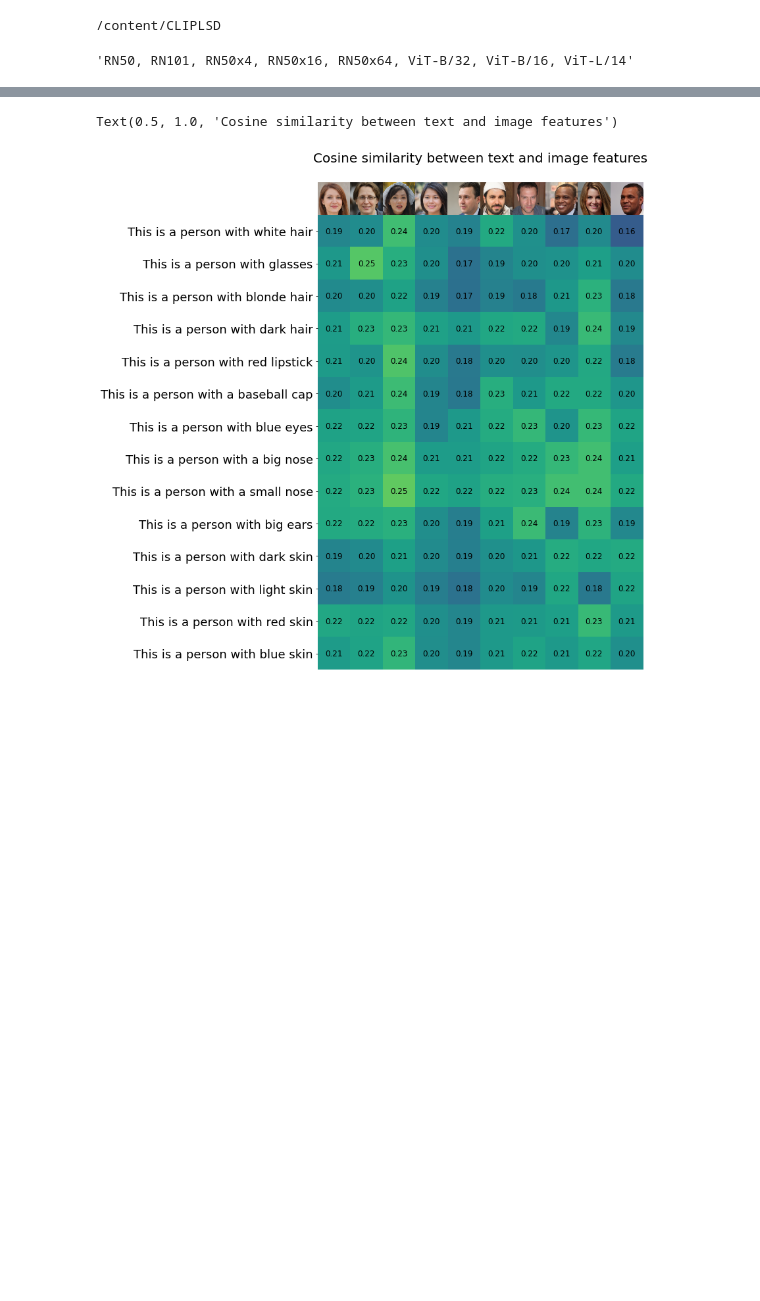
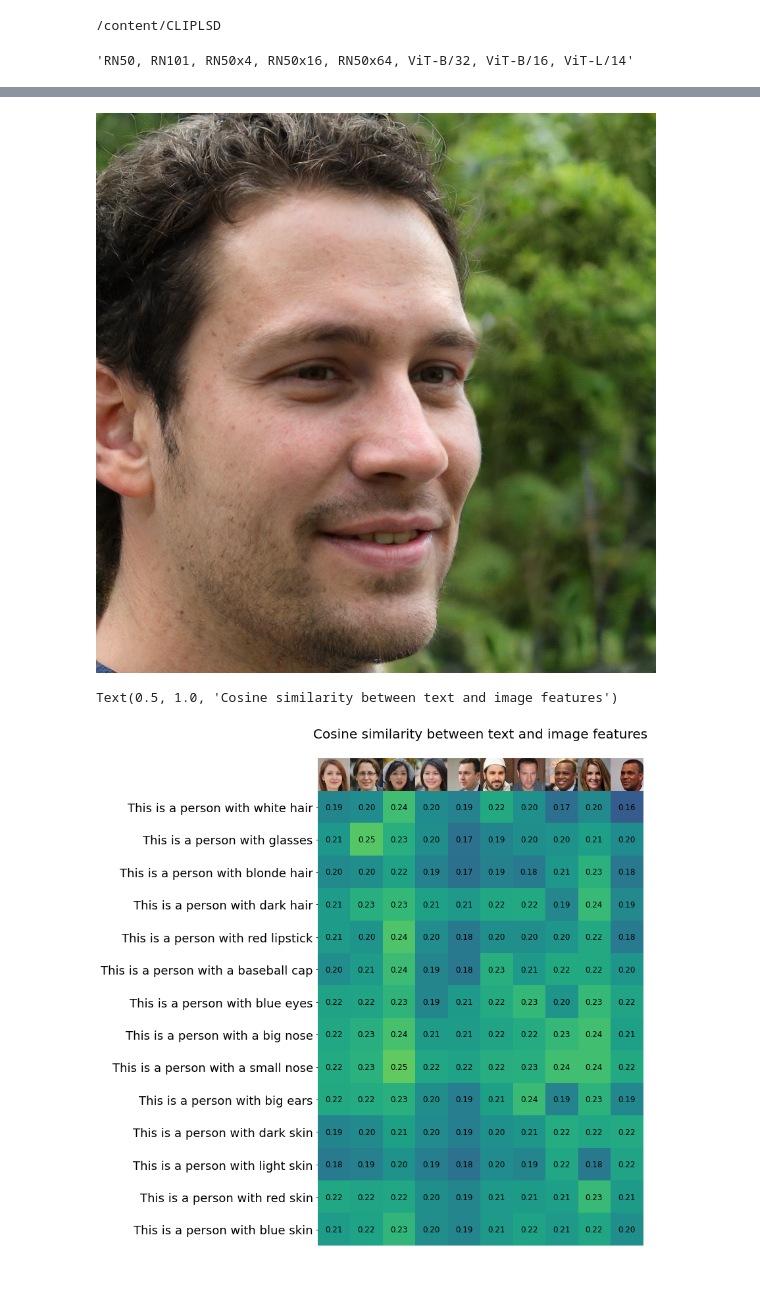
Before and after one commit to IVRL/LELSD, a Jupyter notebook: notebooks/experiment1.ipynb, the cells around one changed output, grey strips where cells are left out. Cells and saved outputs as stored; diff of their text form; code cells hidden in the pictures; blank space fills up the shorter version.

```diff
--- a/notebooks/experiment1.ipynb
+++ b/notebooks/experiment1.ipynb
@@ -121,3 +141,7 @@ Text(0.5, 1.0, 'Cosine similarity between text and image features')
+# %%
+batch_data["image"][3]
+# %% [output]
+[figure, added]
 # %%
 ws = batch_data["ws"]
 ws[:, 1, :] += 1
```
Also changed, not shown: parts of 6 cells of this notebook.
